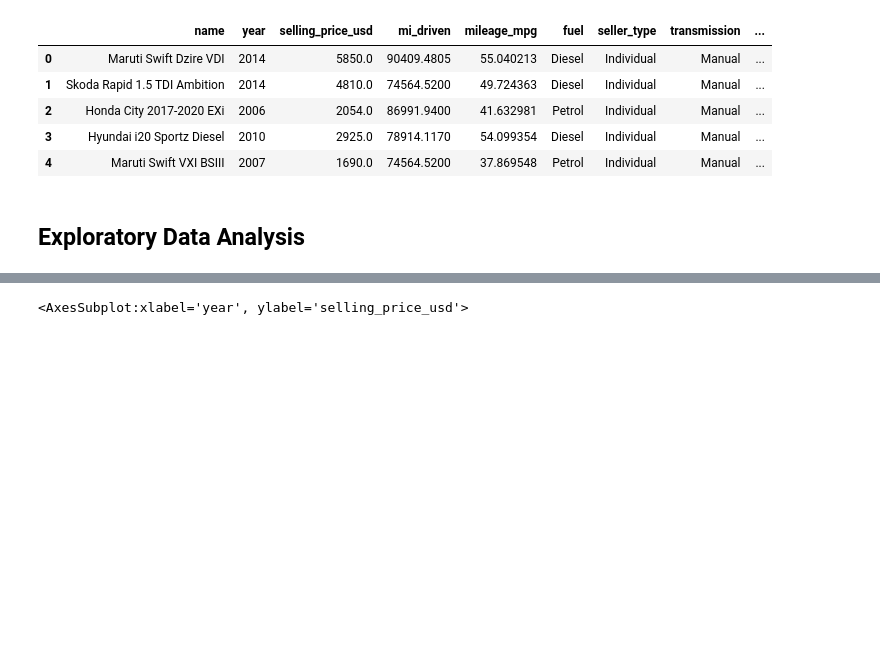
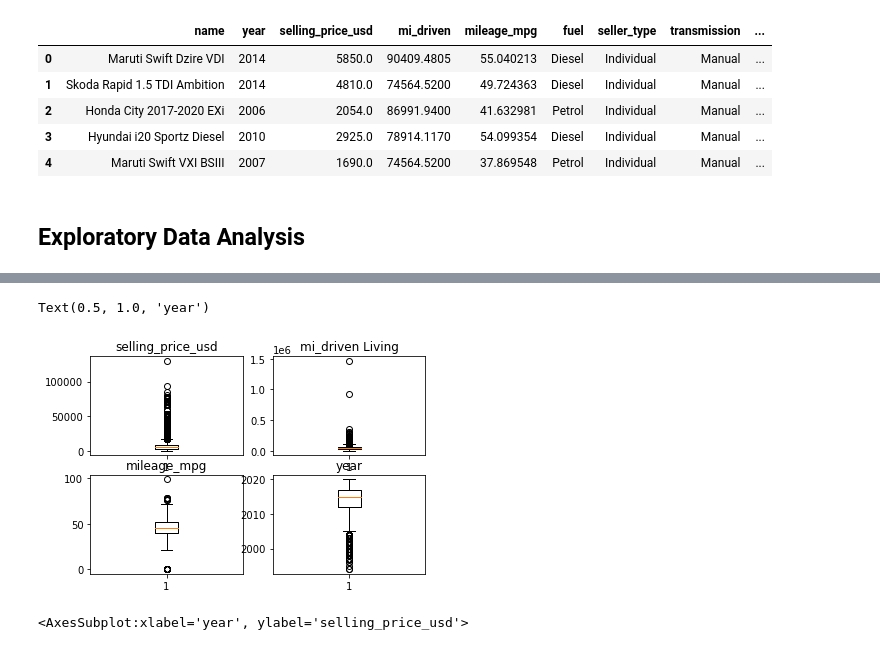
Before and after one commit to rylewww/Vehicle-Regression-Analysis, a Jupyter notebook: Car-Price-Cleaning-EDA.ipynb, the cells around one changed output, grey strips where cells are left out. Drawn from its saved outputs; the diff is of its cells as text; code cells hidden in the pictures; blank space fills up the shorter version.

Commit message:
outlier cleaning;

```diff
--- a/Car-Price-Cleaning-EDA.ipynb
+++ b/Car-Price-Cleaning-EDA.ipynb
@@ -143,0 +142,4 @@ df.name,s
+# %%
+#breaking down name into just maker
+# df['name'] = df['name'].str.split()
+df['maker'] = [x[0] for x in df['name'].str.split()]
@@ -143,0 +155,14 @@ df.name,s
+# %%
+#outlier evaluation
+fig, axs = plt.subplots(2, 2)
+axs[0, 0].boxplot(df.selling_price_usd,)
+axs[0, 0].set_title('selling_price_usd')
+axs[0, 1].boxplot(df.mi_driven,)
+axs[0, 1].set_title('mi_driven Living')
+axs[1, 0].boxplot(df.mileage_mpg,)
+axs[1, 0].set_title('mileage_mpg')
+axs[1, 1].boxplot(df.year,)
+axs[1, 1].set_title('year')
+# %% [output]
+Text(0.5, 1.0, 'year')
+[figure, added]
```
Also changed, not shown: parts of 5 cells of this notebook.
